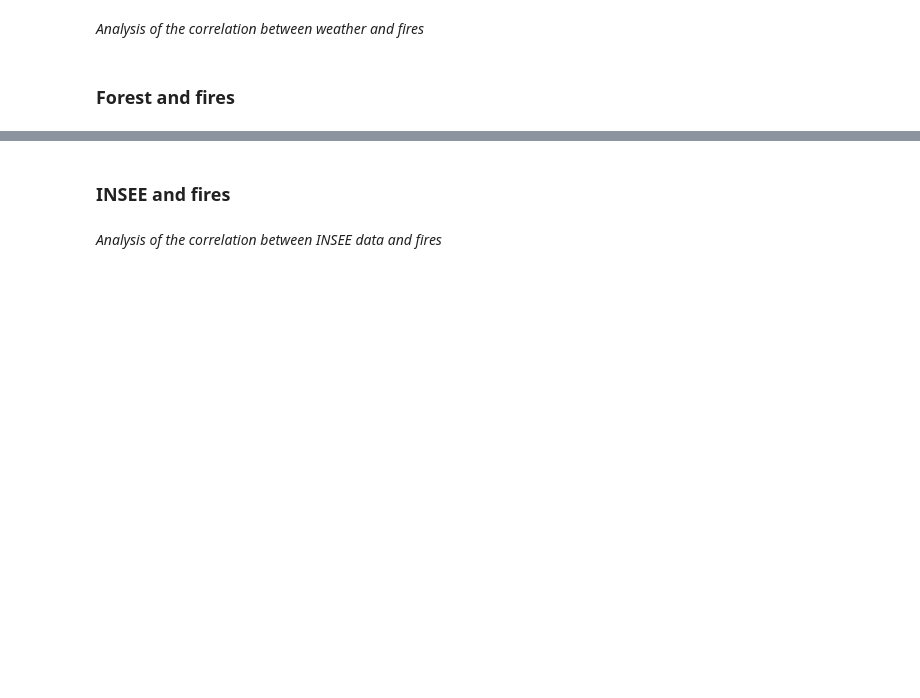
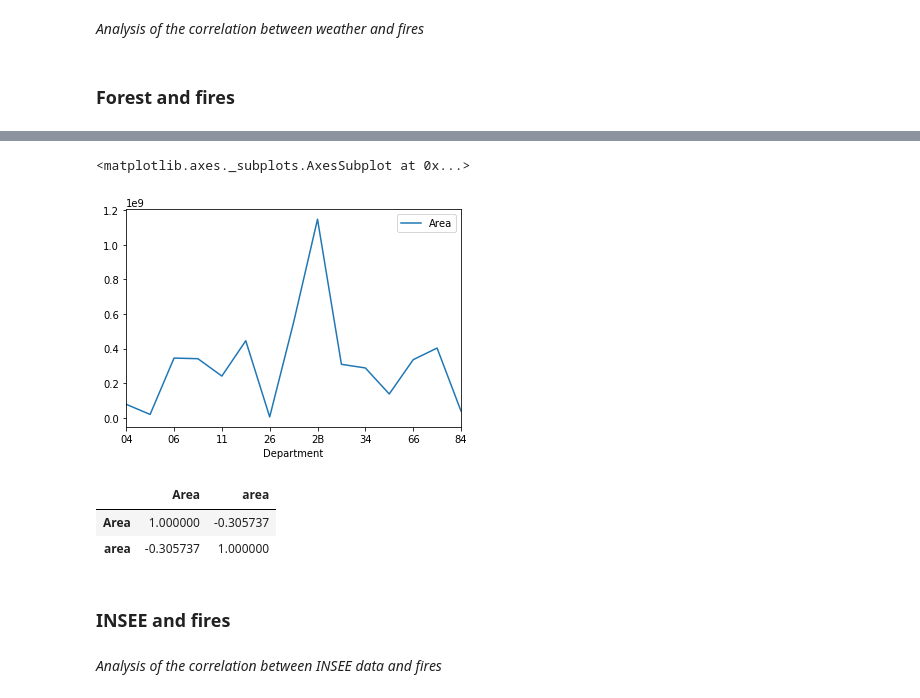
Before and after one commit to fd0r/Wildfire-Area, a Jupyter notebook: WFA_starting_kit.ipynb, the cells around one changed output, grey strips where cells are left out. Cells and saved outputs as stored; diff of their text form; code cells hidden in the pictures; blank space fills up the shorter version.

```diff
--- a/WFA_starting_kit.ipynb
+++ b/WFA_starting_kit.ipynb
@@ -182,6 +183,10 @@ plt.legend()
 ### Fires  <a name="fires_explo"></a>
 # %% [markdown]
 - __Type de Feu__ : it can either be a forest fire, so a regular one, with a minimum burning surface of a square meter, or an AFERPU, only a fire start which did not burn anything really. Forest fires and AFERPU are respectively encoded 0 and 9
+# %%
+import pandas as pd
+
+fires = pd.read_csv('data/train.csv')
 # %% [markdown]
 ### Weather and fires <a name="weather_explo"></a>
 # %% [markdown]
@@ -193,3 +212,20 @@ _Analysis of the correlation between forest area and fires_
+# %%
+sum_year_depart = fires[['Department', 'Area']].groupby(['Department']).sum().reset_index()
+
+sum_year_depart.plot(x='Department')
+# %% [output]
+<matplotlib.axes._subplots.AxesSubplot at 0x...>
+[figure, added]
+# %%
+import numpy as np
+
+joint_forests_fires = sum_year_depart.set_index('Department').join(forests_per_dep.set_index('cinse_dep'))
+
+joint_forests_fires.corr()
+# %% [output]
+|  | Area | area |
+| Area | 1.000000 | -0.305737 |
+| area | -0.305737 | 1.000000 |
 # %% [markdown]
 ### INSEE and fires <a name="insee_explo"></a>
 # %% [markdown]
```
Also changed, not shown: parts of 5 cells of this notebook, 3 other files.
